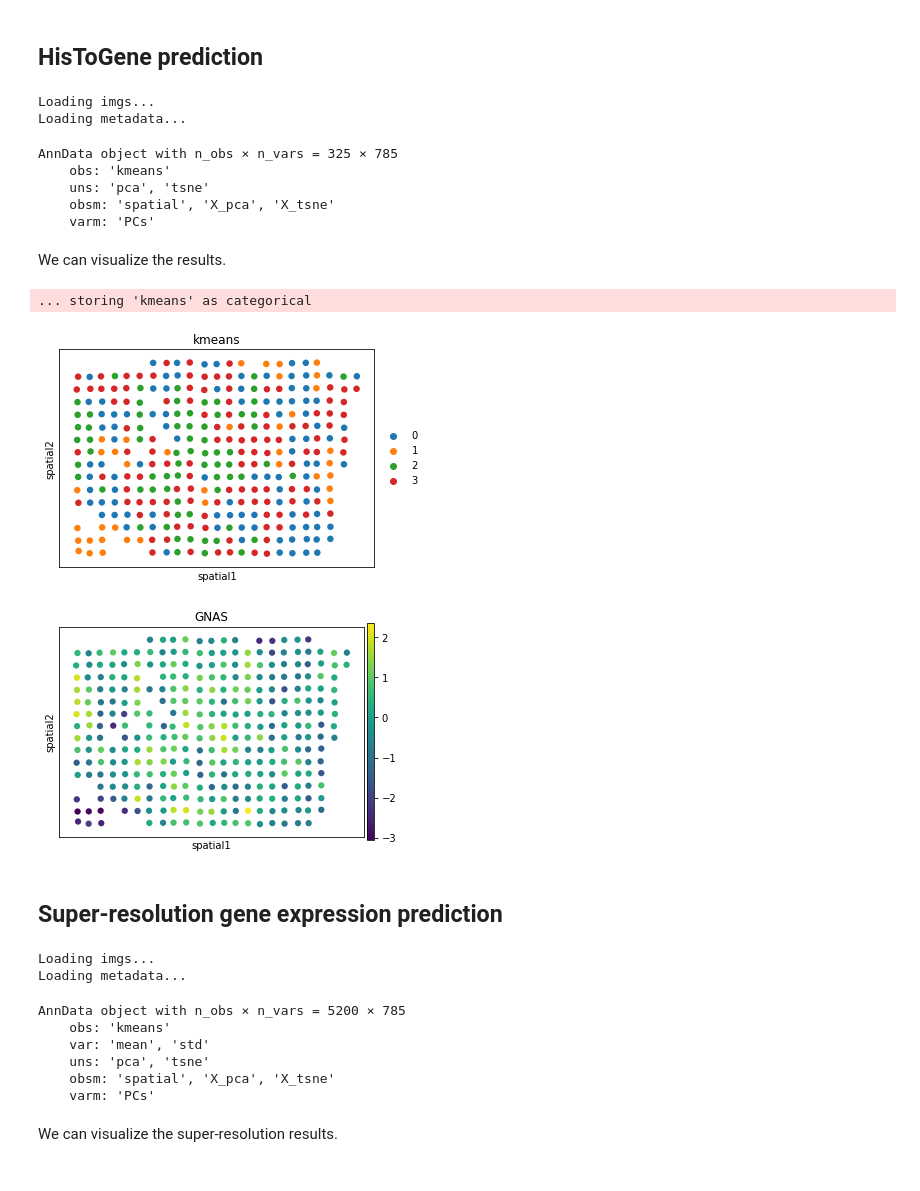
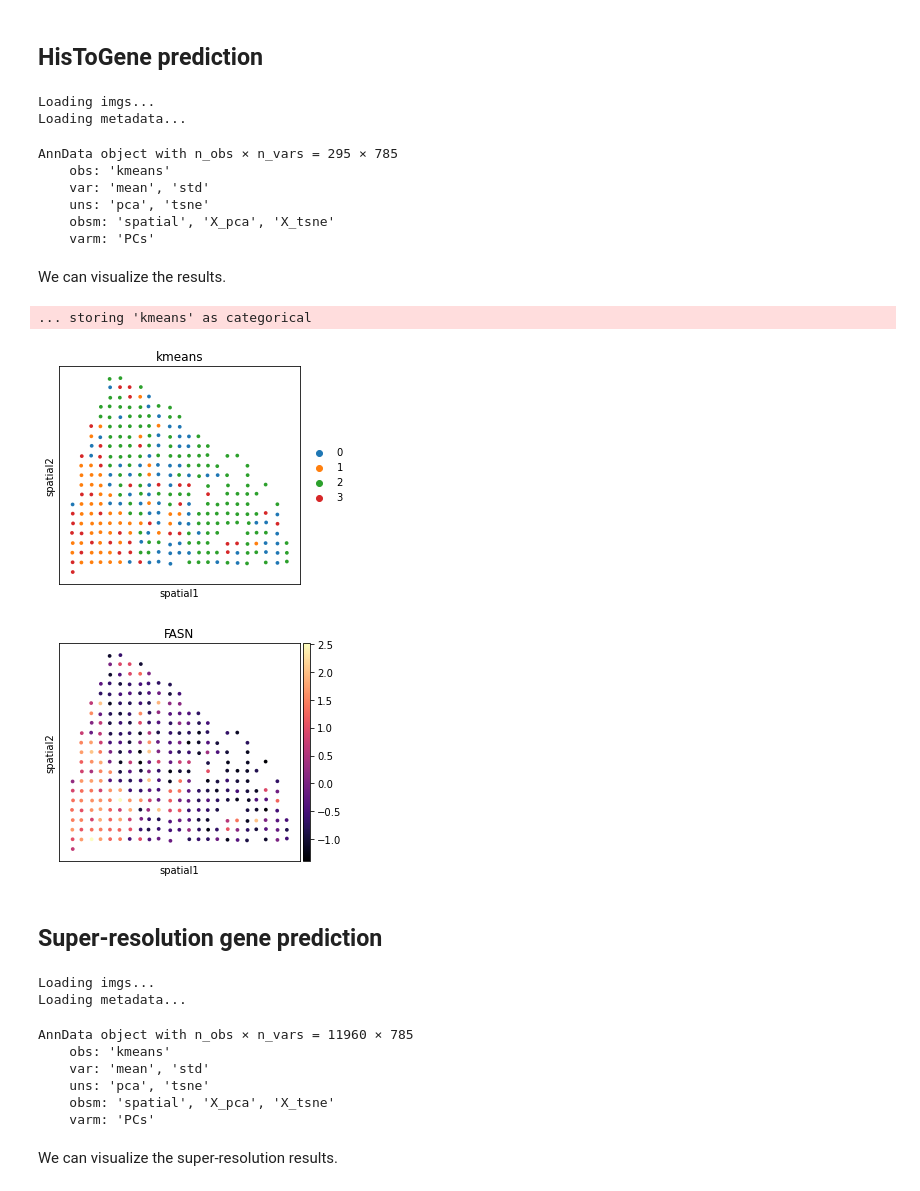
Before and after one commit to maxpmx/HisToGene, a Jupyter notebook: tutorial.ipynb, the cells around one changed output. Saved outputs shown, nothing was run; the diff lists cells and outputs as text; code cells hidden in the pictures.

```diff
--- a/tutorial.ipynb
+++ b/tutorial.ipynb
@@ -53,13 +53,13 @@ IPU available: False, using: 0 IPUs
 # %% [markdown]
 ## HisToGene prediction
 # %%
-fold = 0
+fold = 5
 tag = '-htg_her2st_785_32_cv'
 
-model = SpatialTransformer.load_from_checkpoint("model/last_train_"+tag+'_'+str(fold)+".ckpt")
+model = SpatialTransformer.load_from_checkpoint("model/last_train_"+tag+'_'+str(fold)+".ckpt",n_layers=8, n_genes=785, learning_rate=1e-5)
 device = torch.device('cpu')
 dataset = ViT_HER2ST(train=False,sr=False,fold=fold)
-test_loader = DataLoader(dataset, batch_size=1, num_workers=2)
+test_loader = DataLoader(dataset, batch_size=1, num_workers=4)
 adata_pred, adata_truth = model_predict(model, test_loader, attention=False, device = device)
 adata_pred = comp_tsne_km(adata_pred,4)
 
@@ -70,8 +70,9 @@ adata_pred
 # %% [output]
 Loading imgs...
 Loading metadata...
-AnnData object with n_obs × n_vars = 325 × 785
+AnnData object with n_obs × n_vars = 295 × 785
     obs: 'kmeans'
+    var: 'mean', 'std'
     uns: 'pca', 'tsne'
     obsm: 'spatial', 'X_pca', 'X_tsne'
     varm: 'PCs'
@@ -82,13 +83,13 @@ We can visualize the results.
 sc.pl.spatial(adata_pred, img=None, color='kmeans', spot_size=112)
 # %% [output]
 ... storing 'kmeans' as categorical
-[figure, old version]
+[figure, new version]
 # %%
-sc.pl.spatial(adata_pred, img=None, color='GNAS', spot_size=112)
+sc.pl.spatial(adata_pred, img=None, color='FASN', spot_size=112, color_map='magma')
 # %% [output]
-[figure, old version]
+[figure, new version]
 # %% [markdown]
-## Super-resolution gene expression prediction
+## Super-resolution gene prediction
 # %%
 dataset_sr = ViT_HER2ST(train=False,sr=True,fold=fold)
 test_loader_sr = DataLoader(dataset_sr, batch_size=1, num_workers=2)
@@ -102,7 +103,7 @@ adata_sr
 # %% [output]
 Loading imgs...
 Loading metadata...
-AnnData object with n_obs × n_vars = 5200 × 785
+AnnData object with n_obs × n_vars = 11960 × 785
     obs: 'kmeans'
     var: 'mean', 'std'
     uns: 'pca', 'tsne'
```
Also changed, not shown: parts of 3 cells of this notebook.
